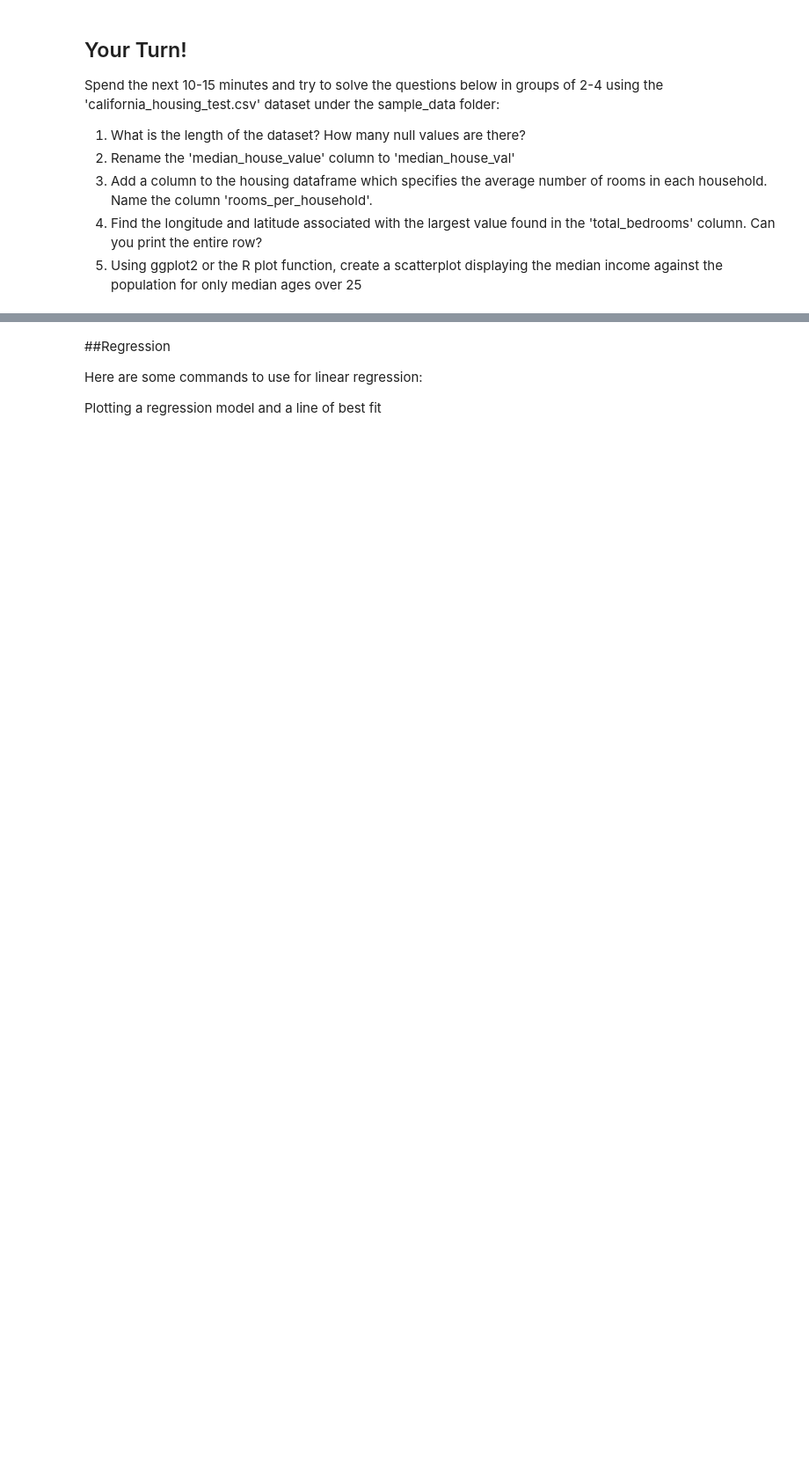
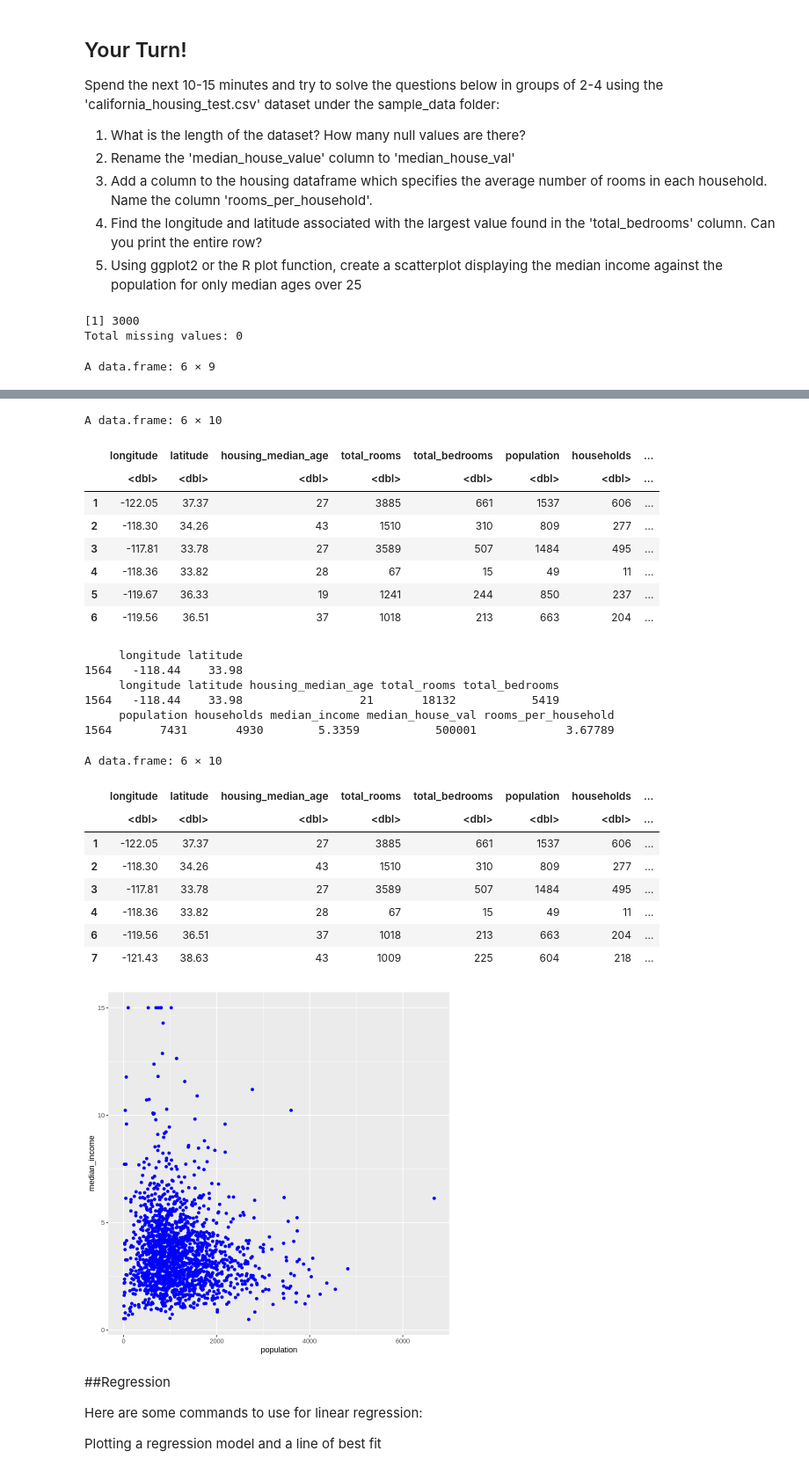
Before and after one commit to Davis-Data-Science-Club/R-Tutorial, a Jupyter notebook: R_Workshop_Fall_2023.ipynb, the cells around one changed output, grey strips where cells are left out. Shown at 88% size. Drawn from its saved outputs; the diff is of its cells as text; code cells hidden in the pictures; blank space fills up the shorter version.

Commit message:
Added solutions

```diff
--- a/R_Workshop_Fall_2023.ipynb
+++ b/R_Workshop_Fall_2023.ipynb
@@ -317,0 +321,45 @@ housing = read.csv("//content/sample_data/california_housing_test.csv")
+# %%
+housing = read.csv("//content/sample_data/california_housing_test.csv")
+
+# Solutions
+
+# Q1
+print(nrow(housing))
+cat("Total missing values:", sum(is.na(housing)))
+
+# Q2
+colnames(housing)[9] <- "median_house_val"
+head(housing)
+
+# Q3
+housing$rooms_per_household <- housing$total_rooms / housing$households
+head(housing)
+
+# Q4
+# Find the row index with the most total_bedrooms
+largestNumBedroomsRow <- which.max(housing$total_bedrooms)
+
+# Print the location (method 1)
+# cat("Longitude:", housing$longitude[largestNumBedroomsRow], "\n")
+# cat("Latitude:", housing$latitude[largestNumBedroomsRow], "\n")
+
+# Print the location (method 2)
+print(housing[largestNumBedroomsRow, 1:2])
+
+# Print entire row
+# trailing comma specifies to select all columns
+print(housing[largestNumBedroomsRow, ])
+
+# Q5
+#Subset data first for ages over 25
+house25<-housing[housing$housing_median_age>25,]
+head(house25)
+#ggplot2
+ggplot(data = house25, mapping = aes(x =  population, y = median_income)) + geom_point(alpha = 1, color = "blue")
+
+#plot in R
+#plot(x =  house25$population, y = house25$median_income, xlab="Population", ylab= "Median Age")
+# %% [output]
+[1] 3000
+Total missing values: 0
+A data.frame: 6 × 9
@@ -318,3 +374,28 @@ housing = read.csv("//content/sample_data/california_housing_test.csv")
+A data.frame: 6 × 10
+|  | longitude | latitude | housing_median_age | total_rooms | total_bedrooms | population | households | ... |
+|  | <dbl> | <dbl> | <dbl> | <dbl> | <dbl> | <dbl> | <dbl> | ... |
+| 1 | -122.05 | 37.37 | 27 | 3885 | 661 | 1537 | 606 | ... |
+| 2 | -118.30 | 34.26 | 43 | 1510 | 310 | 809 | 277 | ... |
+| 3 | -117.81 | 33.78 | 27 | 3589 | 507 | 1484 | 495 | ... |
+| 4 | -118.36 | 33.82 | 28 | 67 | 15 | 49 | 11 | ... |
+| 5 | -119.67 | 36.33 | 19 | 1241 | 244 | 850 | 237 | ... |
+| 6 | -119.56 | 36.51 | 37 | 1018 | 213 | 663 | 204 | ... |
+     longitude latitude
+1564   -118.44    33.98
+     longitude latitude housing_median_age total_rooms total_bedrooms
+1564   -118.44    33.98                 21       18132           5419
+     population households median_income median_house_val rooms_per_household
+1564       7431       4930        5.3359           500001             3.67789
+A data.frame: 6 × 10
+|  | longitude | latitude | housing_median_age | total_rooms | total_bedrooms | population | households | ... |
+|  | <dbl> | <dbl> | <dbl> | <dbl> | <dbl> | <dbl> | <dbl> | ... |
+| 1 | -122.05 | 37.37 | 27 | 3885 | 661 | 1537 | 606 | ... |
+| 2 | -118.30 | 34.26 | 43 | 1510 | 310 | 809 | 277 | ... |
+| 3 | -117.81 | 33.78 | 27 | 3589 | 507 | 1484 | 495 | ... |
+| 4 | -118.36 | 33.82 | 28 | 67 | 15 | 49 | 11 | ... |
+| 6 | -119.56 | 36.51 | 37 | 1018 | 213 | 663 | 204 | ... |
+| 7 | -121.43 | 38.63 | 43 | 1009 | 225 | 604 | 218 | ... |
+[figure, added]
 # %% [markdown]
 ##Regression
 
```
Also changed, not shown: parts of 8 cells of this notebook.
